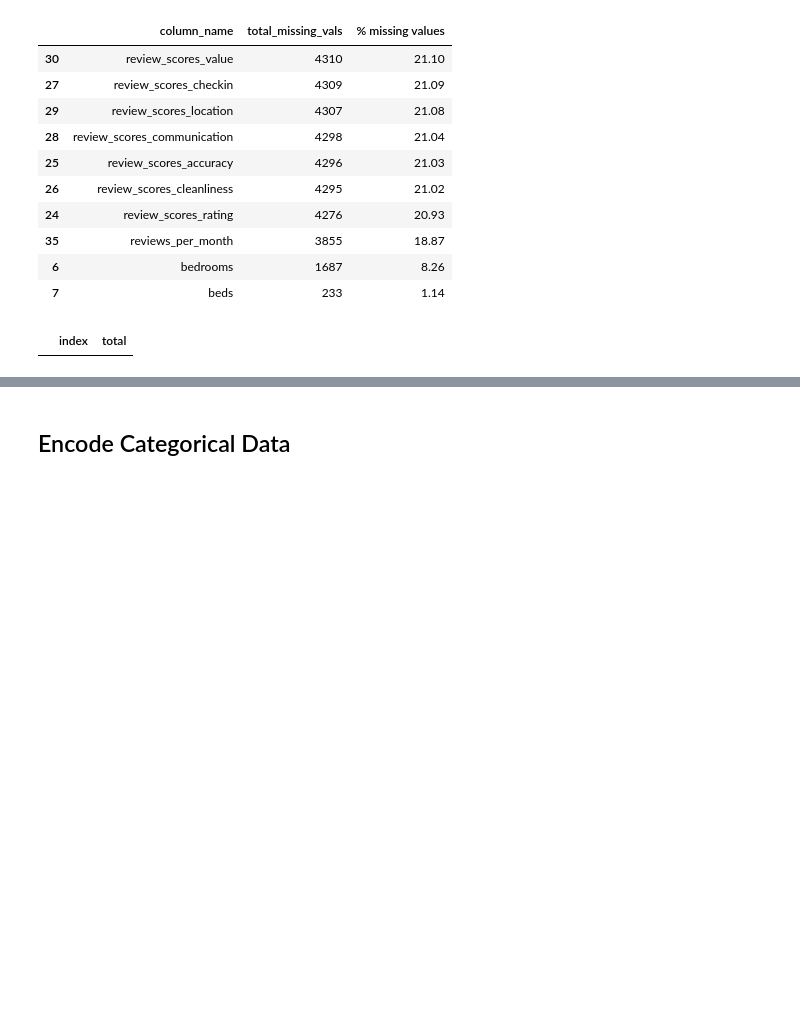
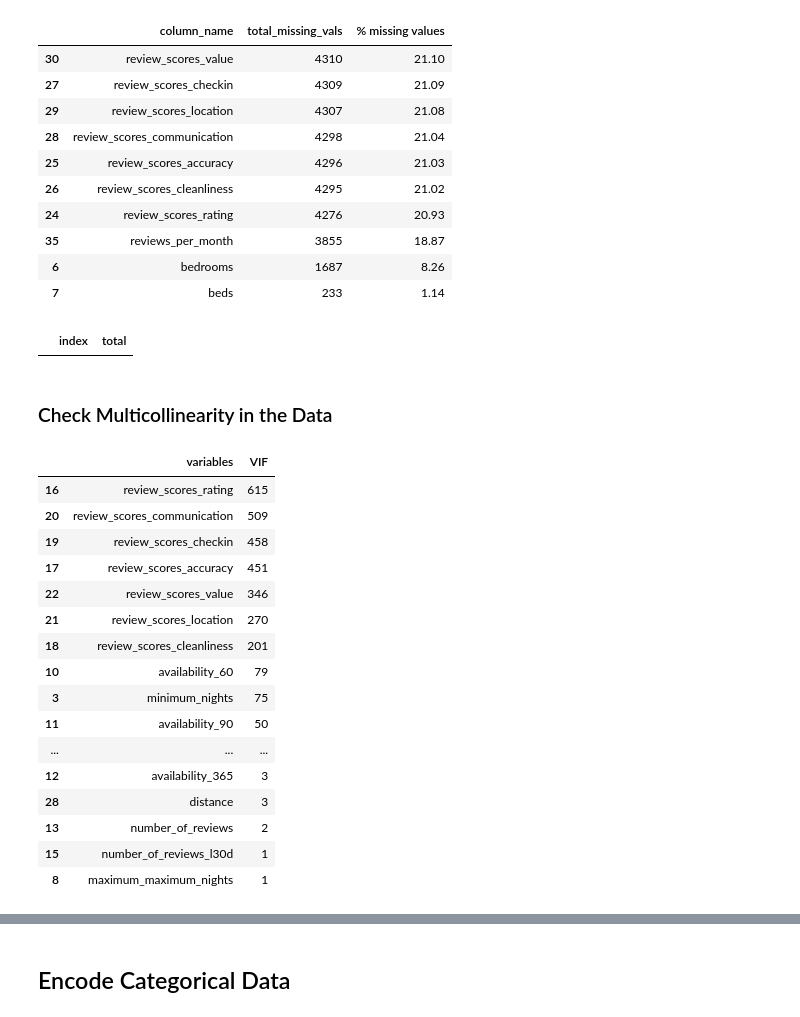
Before and after one commit to wkirui/Airbnb-Price-Prediction, a Jupyter notebook: Airbnb Data Data Processing.ipynb, the cells around one changed output, grey strips where cells are left out. Cells and saved outputs as stored; diff of their text form; code cells hidden in the pictures; blank space fills up the shorter version.

Commit message:
added calculation for multicollinearity

```diff
--- a/Airbnb Data Data Processing.ipynb
+++ b/Airbnb Data Data Processing.ipynb
@@ -560,3 +558,57 @@ missing_vals_df = reshaped_listings_data_clean.isnull().sum().rename('total').re
 missing_vals_df[missing_vals_df['total']>0]
 # %% [output]
 |  | index | total |
+# %% [markdown]
+### Check Multicollinearity in the Data
+# %%
+# impord module
+from statsmodels.stats.outliers_influence import variance_inflation_factor
+
+def calculate_vif(X):
+    # calculate VIF
+    vif = pd.DataFrame()
+    vif["variables"] = X.columns
+    vif["VIF"] = [variance_inflation_factor(X.values, i) for i in range(X.shape[1])]
+
+    return(vif)
+# %%
+# create multicolinearity dataframe
+filtered_df = reshaped_listings_data_clean#[reshaped_listings_data_clean['host_total_listings_count']>0]
+filtered_df = filtered_df.copy()
+filtered_df['host_listings_count'] = pd.to_numeric(filtered_df['host_listings_count'],errors='coerce').astype(int)
+filtered_df['host_total_listings_count'] = pd.to_numeric(filtered_df['host_total_listings_count'],errors='coerce').astype(int)
+
+filtered_df['host_total_listings_count'] = filtered_df['host_total_listings_count'].astype(int)
+cols_with_int_vals = filtered_df[int_or_float_cols]
+
+# remove some columns & check collinearity
+drop_x_cols = ['id','host_listings_count','latitude','longitude','minimum_nights_avg_ntm',
+               'maximum_nights_avg_ntm','host_total_listings_count','price']
+
+cols_with_int_vals = cols_with_int_vals.drop(drop_x_cols,axis=1)
+cols_with_int_vals.head()
+
+# calculate collinearity
+collinear_vals_df = calculate_vif(cols_with_int_vals)
+# %%
+collinear_vals_df = collinear_vals_df.sort_values('VIF',ascending=False)
+collinear_vals_df['VIF'] = collinear_vals_df['VIF'].astype(int)
+collinear_vals_df
+# %% [output]
+|  | variables | VIF |
+| 16 | review_scores_rating | 615 |
+| 20 | review_scores_communication | 509 |
+| 19 | review_scores_checkin | 458 |
+| 17 | review_scores_accuracy | 451 |
+| 22 | review_scores_value | 346 |
+| 21 | review_scores_location | 270 |
+| 18 | review_scores_cleanliness | 201 |
+| 10 | availability_60 | 79 |
+| 3 | minimum_nights | 75 |
+| 11 | availability_90 | 50 |
+| ... | ... | ... |
+| 12 | availability_365 | 3 |
+| 28 | distance | 3 |
+| 13 | number_of_reviews | 2 |
+| 15 | number_of_reviews_l30d | 1 |
+| 8 | maximum_maximum_nights | 1 |
```
Also changed, not shown: parts of 17 cells of this notebook.
